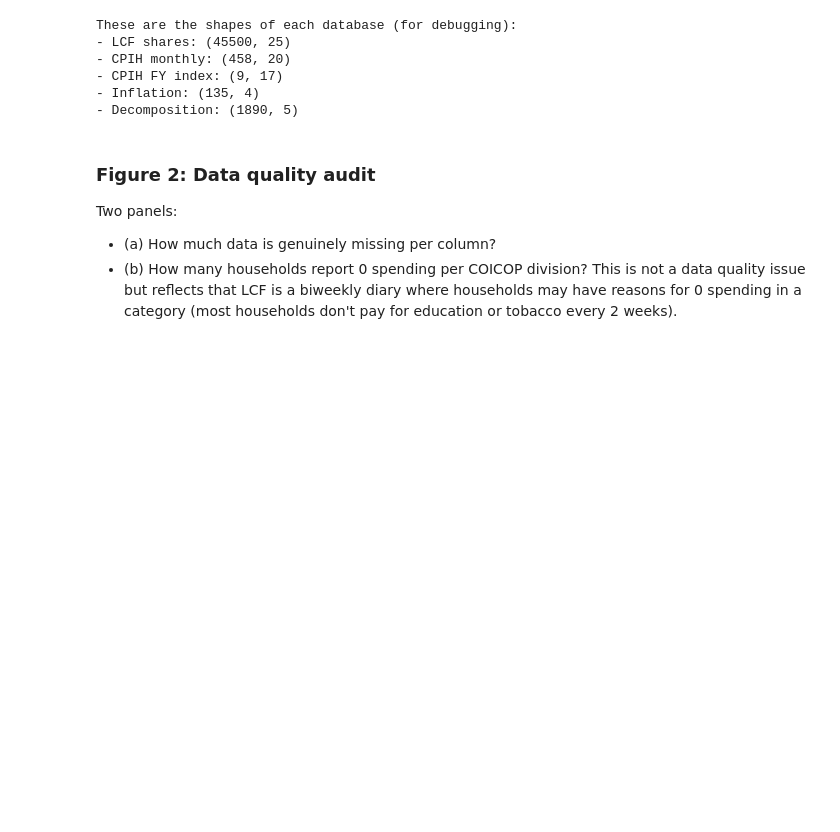
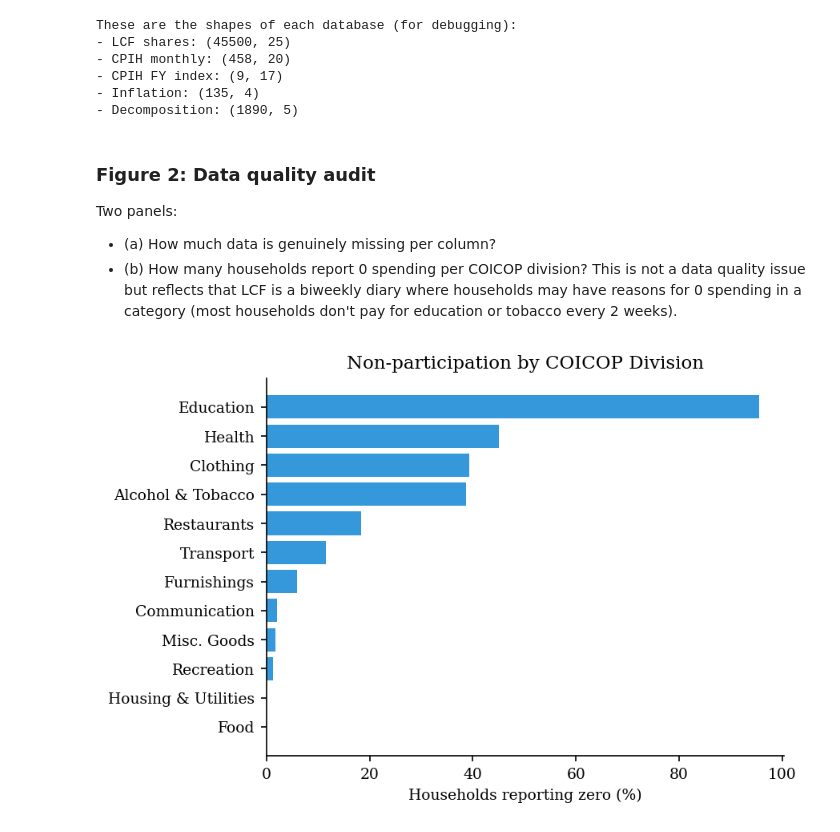
Before and after one commit to onettonett/TemporaryADS, a Jupyter notebook: notebooks/visualisations.ipynb, the cells around one changed output. Drawn from its saved outputs; the diff is of its cells as text; code cells hidden in the pictures; blank space fills up the shorter version.

```diff
--- a/notebooks/visualisations.ipynb
+++ b/notebooks/visualisations.ipynb
@@ -93,13 +93,20 @@ Two panels:
 # %%
 share_cols = [c for c in OFFICIAL_COICOP if c in shares.columns]
 
 cols = ["gross_weekly_income", "equivalised_income", "total_expenditure", "weight"] + share_cols
 available = [c for c in cols if c in shares.columns]
 
 # For each COICOP category, % of households reported spending absolutely nothing?
 zero_percentage_categories = ((shares[share_cols] == 0).sum() / len(shares) * 100).sort_values()
 
 labels = [COICOP_MAP.get(c,c) for c in zero_percentage_categories.index]
 
 fig, ax = plt.subplots(figsize=(6, 4))
 ax.barh(labels, zero_percentage_categories.values, color="#3498DB")
+
+ax.set_xlabel("Households reporting zero (%)")
+ax.set_title("Non-participation by COICOP Division")
+plt.tight_layout()
+plt.show()
+# %% [output]
+[figure, added]
```
Also changed, not shown: parts of 1 cell of this notebook.
